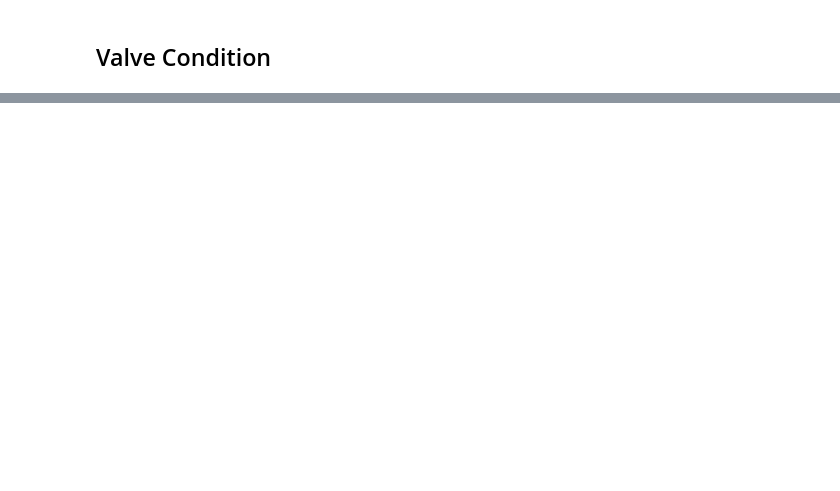
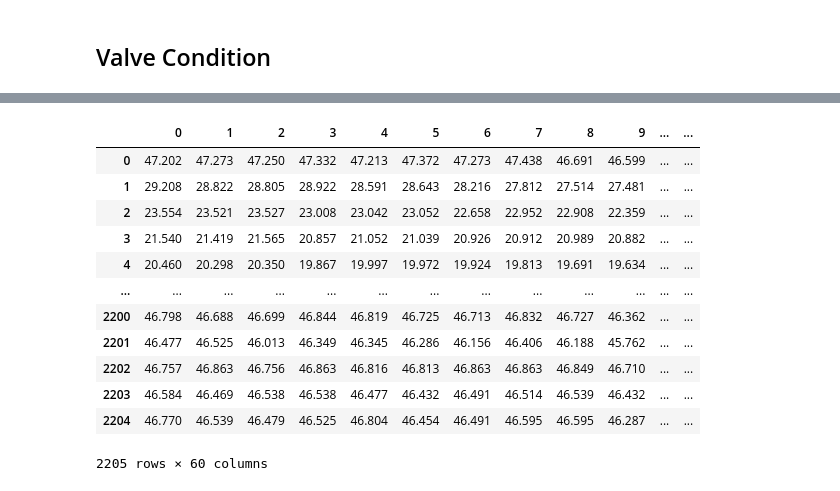
Before and after one commit to danielsaiger1/uni_projects, a Jupyter notebook: python_advanced/final_project/data_exploration.ipynb, the cells around one changed output, grey strips where cells are left out. Drawn from its saved outputs; the diff is of its cells as text; code cells hidden in the pictures; blank space fills up the shorter version.

```diff
--- a/python_advanced/final_project/data_exploration.ipynb
+++ b/python_advanced/final_project/data_exploration.ipynb
@@ -581,0 +707,16 @@ plt.show()
+# %%
+data['ce']
+# %% [output]
+|  | 0 | 1 | 2 | 3 | 4 | 5 | 6 | 7 | 8 | 9 | ... | ... |
+| 0 | 47.202 | 47.273 | 47.250 | 47.332 | 47.213 | 47.372 | 47.273 | 47.438 | 46.691 | 46.599 | ... | ... |
+| 1 | 29.208 | 28.822 | 28.805 | 28.922 | 28.591 | 28.643 | 28.216 | 27.812 | 27.514 | 27.481 | ... | ... |
+| 2 | 23.554 | 23.521 | 23.527 | 23.008 | 23.042 | 23.052 | 22.658 | 22.952 | 22.908 | 22.359 | ... | ... |
+| 3 | 21.540 | 21.419 | 21.565 | 20.857 | 21.052 | 21.039 | 20.926 | 20.912 | 20.989 | 20.882 | ... | ... |
+| 4 | 20.460 | 20.298 | 20.350 | 19.867 | 19.997 | 19.972 | 19.924 | 19.813 | 19.691 | 19.634 | ... | ... |
+| ... | ... | ... | ... | ... | ... | ... | ... | ... | ... | ... | ... | ... |
+| 2200 | 46.798 | 46.688 | 46.699 | 46.844 | 46.819 | 46.725 | 46.713 | 46.832 | 46.727 | 46.362 | ... | ... |
+| 2201 | 46.477 | 46.525 | 46.013 | 46.349 | 46.345 | 46.286 | 46.156 | 46.406 | 46.188 | 45.762 | ... | ... |
+| 2202 | 46.757 | 46.863 | 46.756 | 46.863 | 46.816 | 46.813 | 46.863 | 46.863 | 46.849 | 46.710 | ... | ... |
+| 2203 | 46.584 | 46.469 | 46.538 | 46.538 | 46.477 | 46.432 | 46.491 | 46.514 | 46.539 | 46.432 | ... | ... |
+| 2204 | 46.770 | 46.539 | 46.479 | 46.525 | 46.804 | 46.454 | 46.491 | 46.595 | 46.595 | 46.287 | ... | ... |
+2205 rows × 60 columns
```
Also changed, not shown: parts of 28 cells of this notebook, 1 other file.
